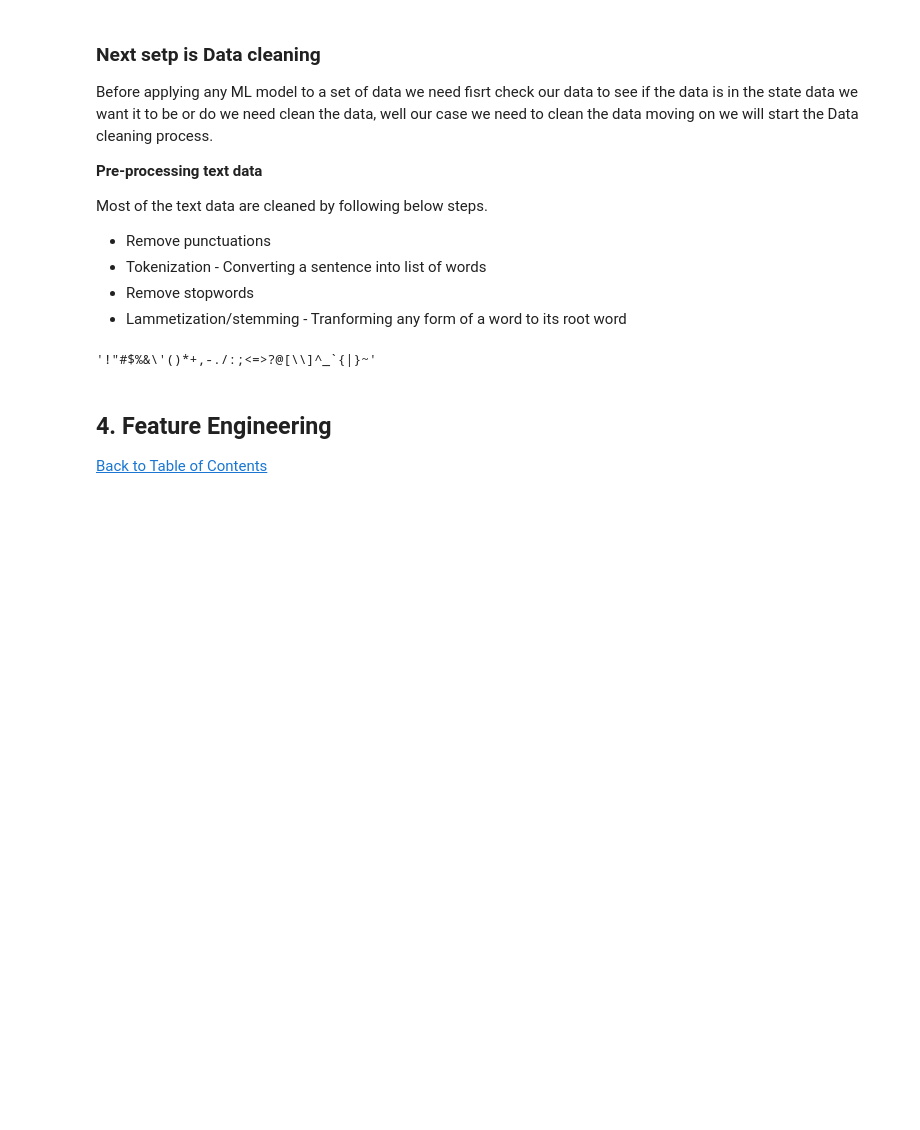
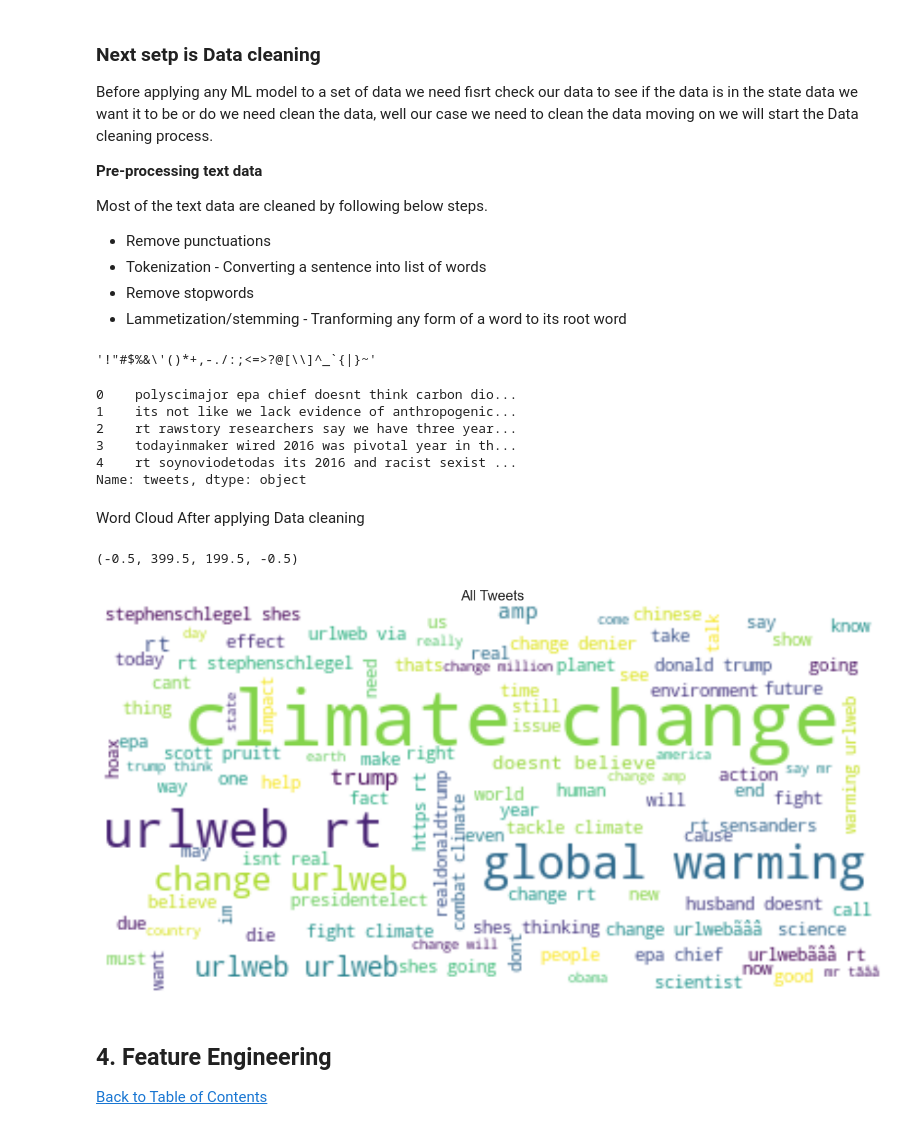
Before and after one commit to abubakaralsadiq/Classification-predict-Team-8, a Jupyter notebook: Classification Predict .ipynb, the cells around one changed output. Cells and saved outputs as stored; diff of their text form; code cells hidden in the pictures; blank space fills up the shorter version.

```diff
--- a/Classification Predict .ipynb
+++ b/Classification Predict .ipynb
@@ -334,22 +335,50 @@ def clean_data(texts):
         words = list()
         for text in texts.split():
             # remove non text character from start and end of string
-            text = re.sub(r'(^\W+|\W+$)','',text)
+            #text = re.sub(r'(^\W+|\W+$)','',text)
 #           #remove multiple white spaces
-            text = re.sub(r'\s+','',text)
+            #text = re.sub(r'\s+','',text)
 #           #remove non text characters and emojis between texts
             text = re.sub(r'\W+',r'',text)
 #           #remove white space at the end of strings
-            text = re.sub(r'\s+$',r'',text)
+            #text = re.sub(r'\s+$',r'',text)
 #           #Remove unwanted symbols
             text = re.sub(r'[#,@,$_,?*//""]',r'',text)
             words.append(text.lower())
 
-        text = [i for i in words if len(i) > 2]
+        text = [i for i in words if len(i) >= 2]
 
         return " ".join(text)
 # %%
 df['tweets'] = df['message_punct'].apply(clean_data)
+# %%
+df['tweets'].head()
+# %% [output]
+0    polyscimajor epa chief doesnt think carbon dio...
+1    its not like we lack evidence of anthropogenic...
+2    rt rawstory researchers say we have three year...
+3    todayinmaker wired 2016 was pivotal year in th...
+4    rt soynoviodetodas its 2016 and racist sexist ...
+Name: tweets, dtype: object
+# %% [markdown]
+Word Cloud After applying Data cleaning
+# %%
+# Start with one review:
+#looping through each category of the tweet and joining it as a string
+tweet_All = " ".join(review for review in df.tweets)
+
+
+fig, ax = plt.subplots(figsize  = (20,30))
+# Create and generate a word cloud image:
+wordcloud_ALL = WordCloud(max_font_size=40, max_words=100, background_color="white").generate(tweet_All)
+
+# Display the generated image:
+ax.imshow(wordcloud_ALL, interpolation='bilinear')
+ax.set_title('All Tweets', fontsize=20)
+ax.axis('off')
+# %% [output]
+(-0.5, 399.5, 199.5, -0.5)
+[figure, added]
 # %% [markdown]
  <a id="four"></a>
 ## 4. Feature Engineering
```
Also changed, not shown: parts of 46 cells of this notebook, 8 other files.
